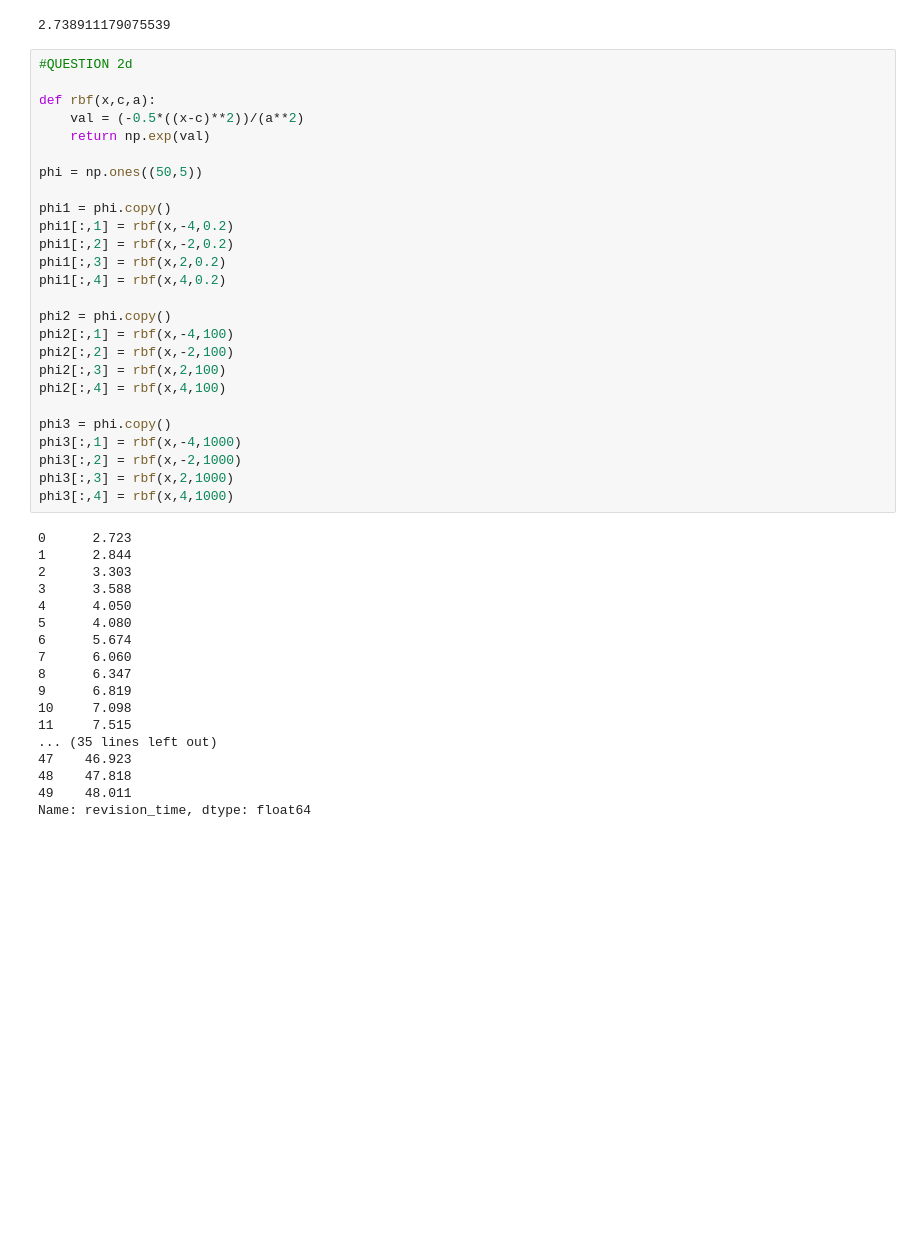
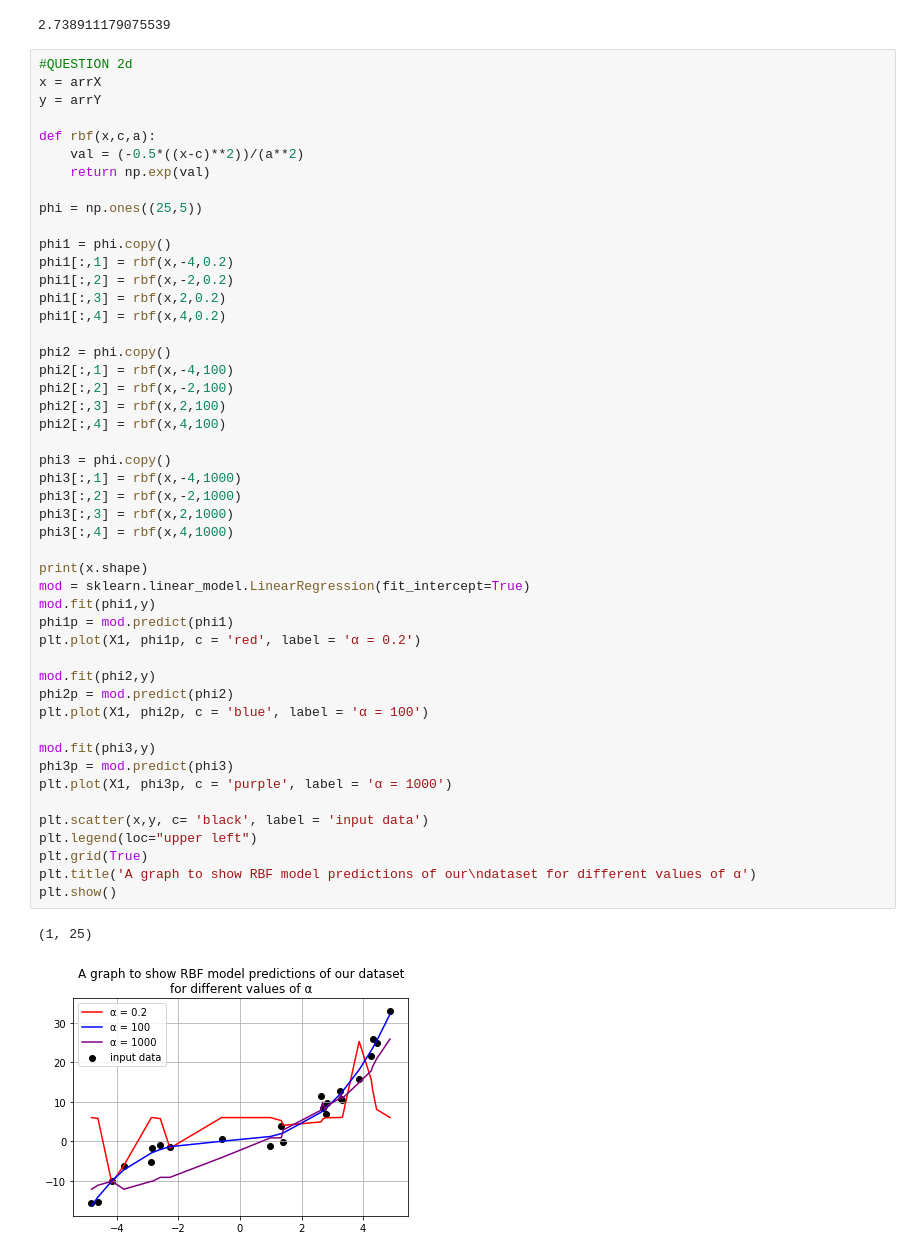
Before and after one commit to hwixley/IAML-cwk1, a Jupyter notebook: INFR10069-2020-CW1/IAML-cwk1.ipynb, the cells around one changed output. Saved outputs shown, nothing was run; the diff lists cells and outputs as text; blank space fills up the shorter version.

```diff
--- a/INFR10069-2020-CW1/IAML-cwk1.ipynb
+++ b/INFR10069-2020-CW1/IAML-cwk1.ipynb
@@ -296,45 +296,52 @@ mse4
 2.738911179075539
 # %%
 #QUESTION 2d
+x = arrX
+y = arrY
 
 def rbf(x,c,a):
     val = (-0.5*((x-c)**2))/(a**2)
     return np.exp(val)
 
-phi = np.ones((50,5))
+phi = np.ones((25,5))
 
 phi1 = phi.copy()
 phi1[:,1] = rbf(x,-4,0.2)
 phi1[:,2] = rbf(x,-2,0.2)
 phi1[:,3] = rbf(x,2,0.2)
 phi1[:,4] = rbf(x,4,0.2)
 
 phi2 = phi.copy()
 phi2[:,1] = rbf(x,-4,100)
 phi2[:,2] = rbf(x,-2,100)
 phi2[:,3] = rbf(x,2,100)
 phi2[:,4] = rbf(x,4,100)
 
 phi3 = phi.copy()
 phi3[:,1] = rbf(x,-4,1000)
 phi3[:,2] = rbf(x,-2,1000)
 phi3[:,3] = rbf(x,2,1000)
 phi3[:,4] = rbf(x,4,1000)
+
+print(x.shape)
+mod = sklearn.linear_model.LinearRegression(fit_intercept=True)
+mod.fit(phi1,y)
+phi1p = mod.predict(phi1)
+plt.plot(X1, phi1p, c = 'red', label = 'α = 0.2')
+
+mod.fit(phi2,y)
+phi2p = mod.predict(phi2)
+plt.plot(X1, phi2p, c = 'blue', label = 'α = 100')
+
+mod.fit(phi3,y)
+phi3p = mod.predict(phi3)
+plt.plot(X1, phi3p, c = 'purple', label = 'α = 1000')
+
+plt.scatter(x,y, c= 'black', label = 'input data')
+plt.legend(loc="upper left")
+plt.grid(True)
+plt.title('A graph to show RBF model predictions of our\ndataset for different values of α')
+plt.show()
 # %% [output]
-0      2.723
-1      2.844
-2      3.303
-3      3.588
-4      4.050
-5      4.080
-6      5.674
-7      6.060
-8      6.347
-9      6.819
-10     7.098
-11     7.515
-... (35 lines left out)
-47    46.923
-48    47.818
-49    48.011
-Name: revision_time, dtype: float64
+(1, 25)
+[figure, added]
```
Also changed, not shown: 2 other files.
